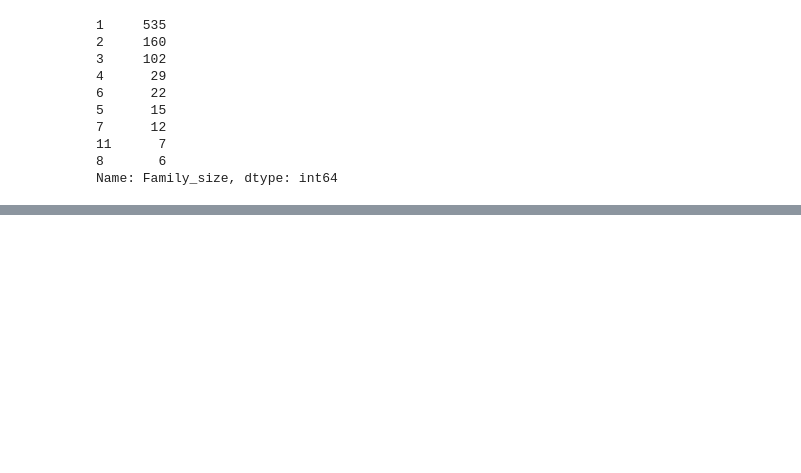
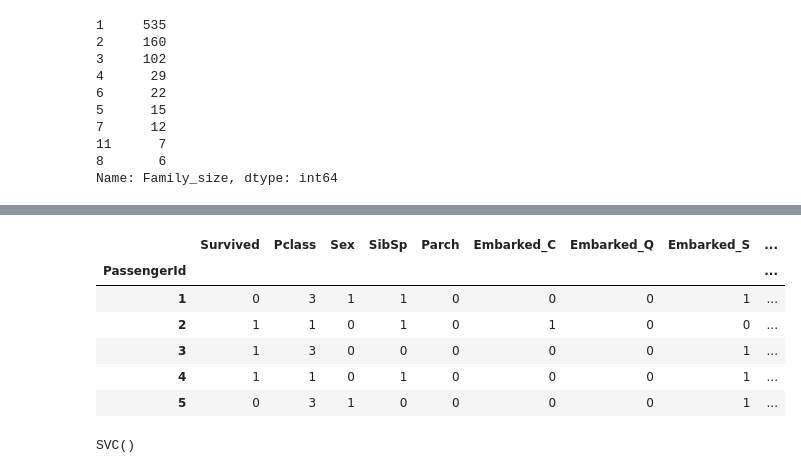
Before and after one commit to Dipeshneupane/Titanic_Kaggle_competition, a Jupyter notebook: Untitled.ipynb, the cells around one changed output, grey strips where cells are left out. Drawn from its saved outputs; the diff is of its cells as text; code cells hidden in the pictures; blank space fills up the shorter version.

```diff
--- a/Untitled.ipynb
+++ b/Untitled.ipynb
@@ -304,0 +419,3 @@ TypeError: int() argument must be a string, a bytes-like object or a number, not
+# %%
+train['fare_group'] = train.Fare.map(fare_group)
+test['fare_group'] = test.Fare.map(fare_group)
@@ -304,0 +432,3 @@ TypeError: int() argument must be a string, a bytes-like object or a number, not
+# %%
+train.drop(['Name','Ticket','Fare','Family_size'],axis = 1, inplace = True)
+test.drop(['Name','Ticket','Fare','Family_size'],axis = 1, inplace = True)
@@ -304,0 +445,16 @@ TypeError: int() argument must be a string, a bytes-like object or a number, not
+# %%
+train.drop(['Age'],inplace = True,axis = 1)
+test.drop(['Age'],inplace = True,axis = 1)
+# %%
+train = pd.get_dummies(train, columns = ['Embarked','family_group','fare_group'], drop_first=True)
+test = pd.get_dummies(test, columns = ['Embarked','family_group','fare_group'], drop_first=True)
+# %%
+train.head()
+# %% [output]
+|  | Survived | Pclass | Sex | SibSp | Parch | Embarked_C | Embarked_Q | Embarked_S | ... |
+| PassengerId |  |  |  |  |  |  |  |  | ... |
+| 1 | 0 | 3 | 1 | 1 | 0 | 0 | 0 | 1 | ... |
+| 2 | 1 | 1 | 0 | 1 | 0 | 1 | 0 | 0 | ... |
+| 3 | 1 | 3 | 0 | 0 | 0 | 0 | 0 | 1 | ... |
+| 4 | 1 | 1 | 0 | 1 | 0 | 0 | 0 | 1 | ... |
+| 5 | 0 | 3 | 1 | 0 | 0 | 0 | 0 | 1 | ... |
@@ -304,0 +466,8 @@ TypeError: int() argument must be a string, a bytes-like object or a number, not
+# %%
+classifier=SVC()
+xtrain=train.iloc[:,1:]
+ytrain=train.iloc[:,:1]
+ytrain=ytrain.values.ravel()
+classifier.fit(xtrain,ytrain)
+# %% [output]
+SVC()
```
Also changed, not shown: parts of 27 cells of this notebook, 1 other file.
